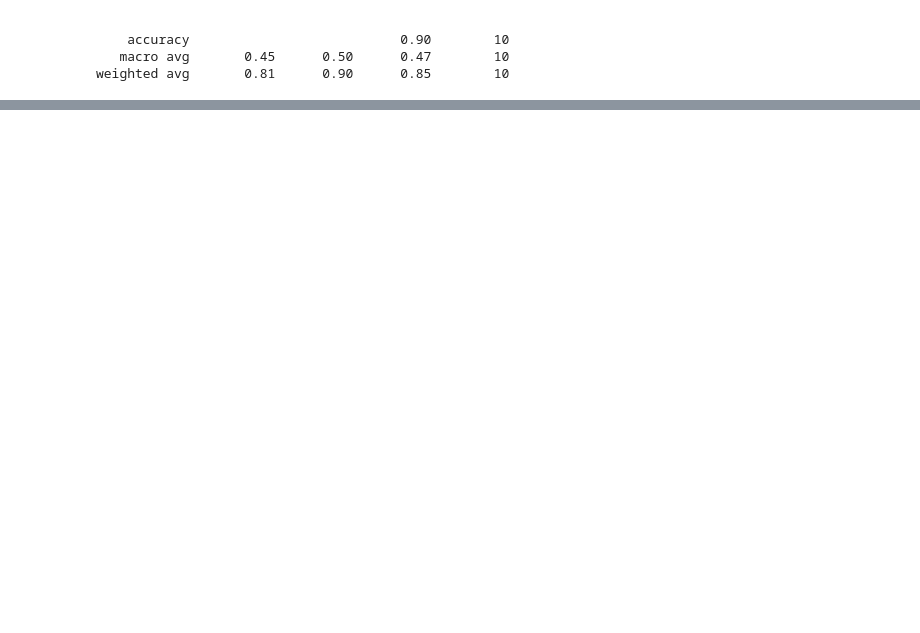
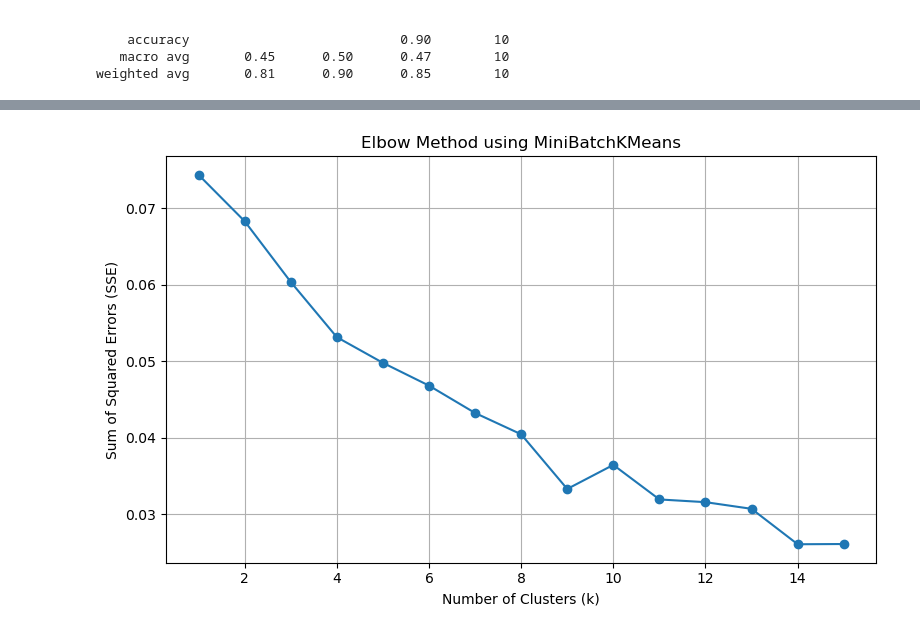
Before and after one commit to tksy1227/ICP_Group5, a Jupyter notebook: notebook - prototype.ipynb, the cells around one changed output, grey strips where cells are left out. Drawn from its saved outputs; the diff is of its cells as text; code cells hidden in the pictures; blank space fills up the shorter version.

```diff
--- a/notebook - prototype.ipynb
+++ b/notebook - prototype.ipynb
@@ -1993,0 +2054,20 @@ weighted avg       0.81      0.90      0.85        10
+# %%
+sse = {}
+k_values = range(1, 16)
+
+for k in k_values:
+    kmeans = MiniBatchKMeans(n_clusters=k, random_state=0, batch_size=10)
+    kmeans.fit(trained_product_embeddings)
+    sse[k] = kmeans.inertia_
+
+# Plotting
+plt.figure(figsize=(8, 5))
+plt.plot(list(sse.keys()), list(sse.values()), marker='o')
+plt.xlabel('Number of Clusters (k)')
+plt.ylabel('Sum of Squared Errors (SSE)')
+plt.title('Elbow Method using MiniBatchKMeans')
+plt.grid(True)
+plt.tight_layout()
+plt.show()
+# %% [output]
+[figure, added]
```
Also changed, not shown: parts of 2 cells of this notebook.
